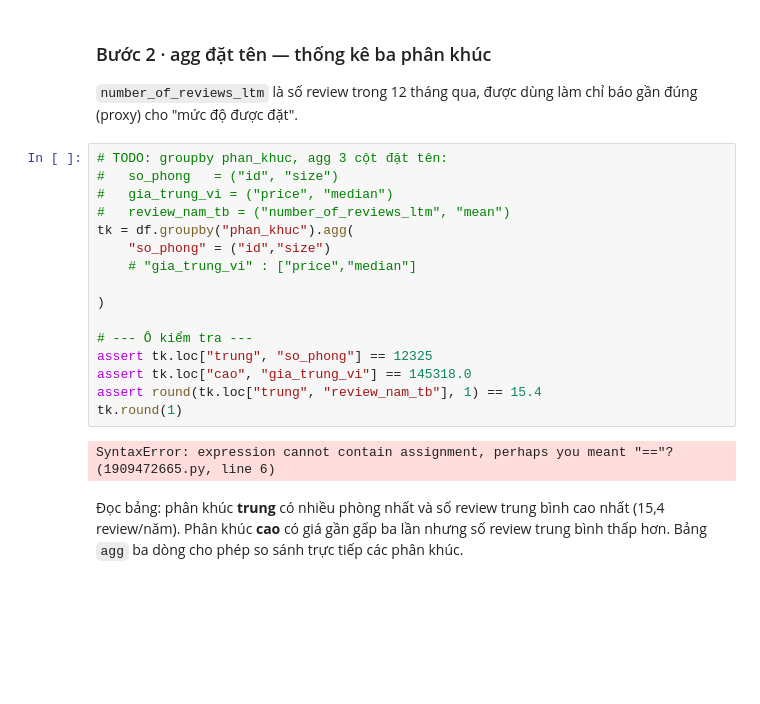
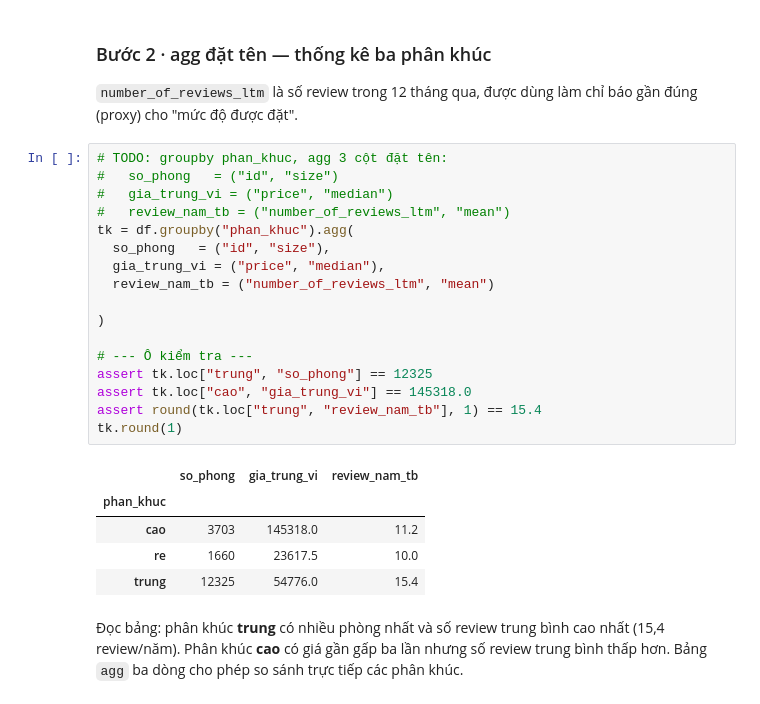
Before and after one commit to yunium2597/programming-for-data-processing, a Jupyter notebook: 2627-1/notebooks/lab-05.ipynb, the cells around one changed output. Cells and saved outputs as stored; diff of their text form; blank space fills up the shorter version.

```diff
--- a/2627-1/notebooks/lab-05.ipynb
+++ b/2627-1/notebooks/lab-05.ipynb
@@ -111,21 +111,26 @@ Name: count, dtype: int64
 # %%
 # TODO: groupby phan_khuc, agg 3 cột đặt tên:
 #   so_phong   = ("id", "size")
 #   gia_trung_vi = ("price", "median")
 #   review_nam_tb = ("number_of_reviews_ltm", "mean")
 tk = df.groupby("phan_khuc").agg(
-    "so_phong" = ("id","size")
-    # "gia_trung_vi" : ["price","median"]
+  so_phong   = ("id", "size"),
+  gia_trung_vi = ("price", "median"),
+  review_nam_tb = ("number_of_reviews_ltm", "mean")
 
 )
 
 # --- Ô kiểm tra ---
 assert tk.loc["trung", "so_phong"] == 12325
 assert tk.loc["cao", "gia_trung_vi"] == 145318.0
 assert round(tk.loc["trung", "review_nam_tb"], 1) == 15.4
 tk.round(1)
 # %% [output]
-SyntaxError: expression cannot contain assignment, perhaps you meant "=="? (1909472665.py, line 6)
+|  | so_phong | gia_trung_vi | review_nam_tb |
+| phan_khuc |  |  |  |
+| cao | 3703 | 145318.0 | 11.2 |
+| re | 1660 | 23617.5 | 10.0 |
+| trung | 12325 | 54776.0 | 15.4 |
 # %% [markdown]
 Đọc bảng: phân khúc **trung** có nhiều phòng nhất và số review trung bình cao nhất
 (15,4 review/năm). Phân khúc **cao** có giá gần gấp ba lần nhưng số review trung bình thấp hơn.
```
Also changed, not shown: parts of 6 cells of this notebook.
